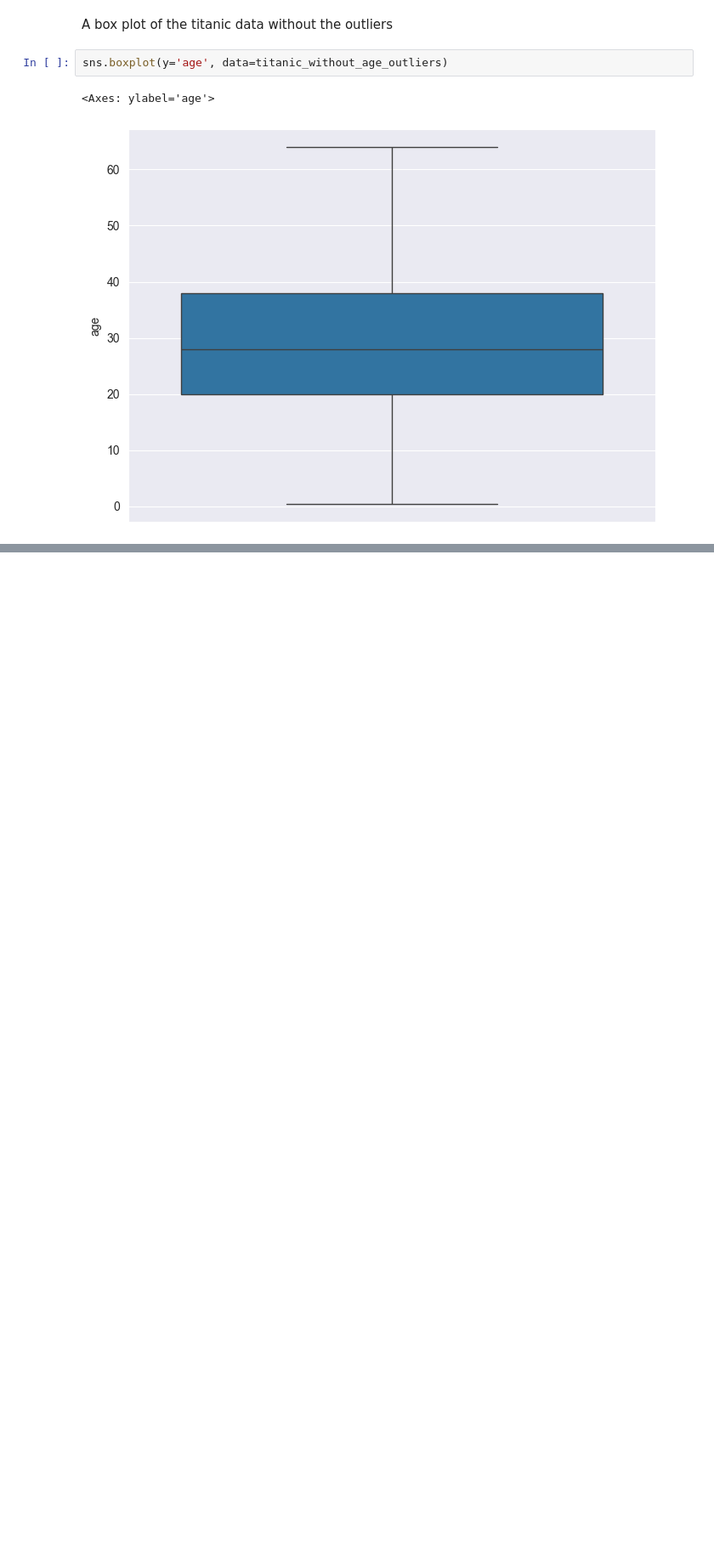
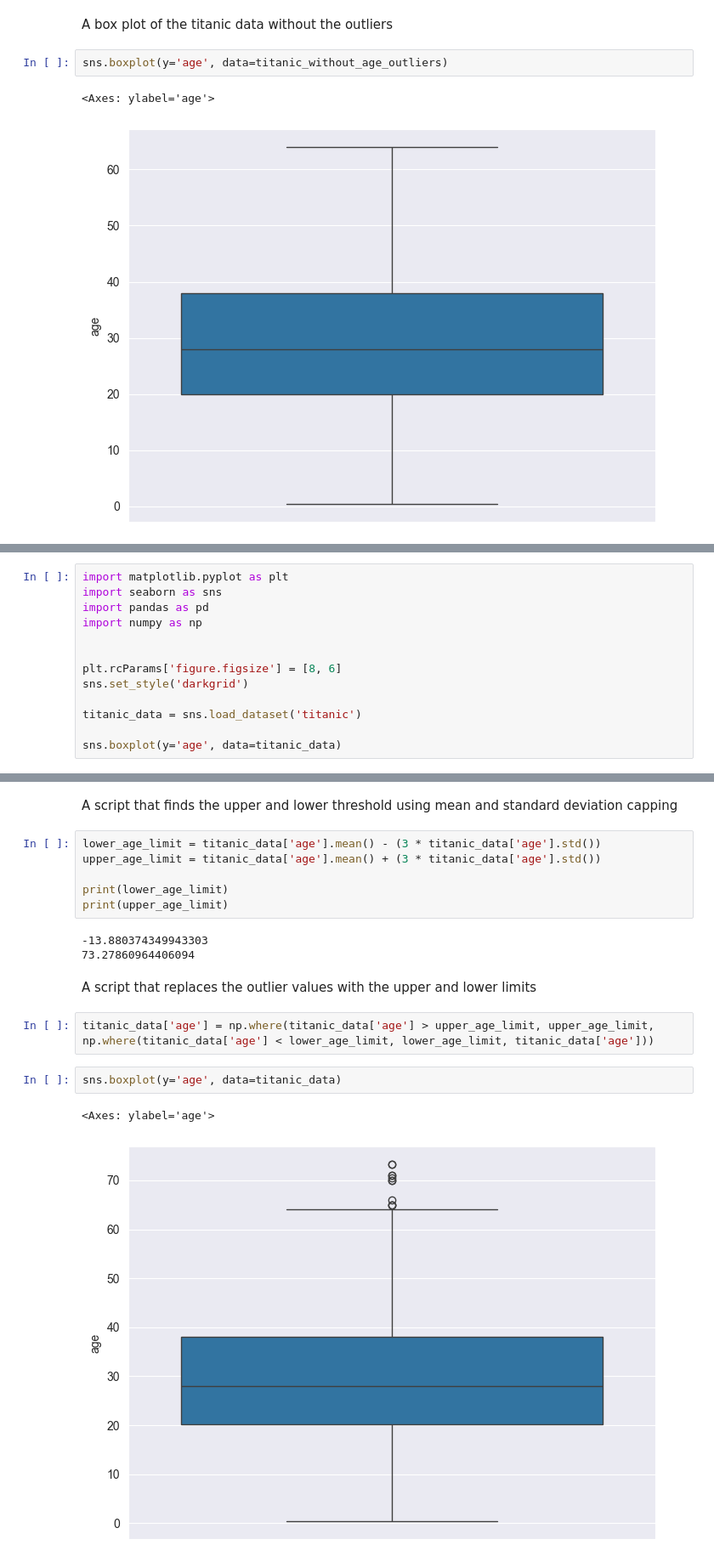
Before and after one commit to KennedyMungai/scikit-learn-intro, a Jupyter notebook: scikit_learn_intro.ipynb, the cells around one changed output, grey strips where cells are left out. Shown at 85% size. Saved outputs shown, nothing was run; the diff lists cells and outputs as text; blank space fills up the shorter version.

Commit message:
Implemented the logic for outlier capping using mean and std

```diff
--- a/scikit_learn_intro.ipynb
+++ b/scikit_learn_intro.ipynb
@@ -785,0 +788,13 @@ sns.boxplot(y='age', data=titanic_without_age_outliers)
+# %%
+import matplotlib.pyplot as plt
+import seaborn as sns
+import pandas as pd
+import numpy as np
+
+
+plt.rcParams['figure.figsize'] = [8, 6]
+sns.set_style('darkgrid')
+
+titanic_data = sns.load_dataset('titanic')
+
+sns.boxplot(y='age', data=titanic_data)
@@ -785,0 +804,20 @@ sns.boxplot(y='age', data=titanic_without_age_outliers)
+# %% [markdown]
+<p>A script that finds the upper and lower threshold using mean and standard deviation capping</p>
+# %%
+lower_age_limit = titanic_data['age'].mean() - (3 * titanic_data['age'].std())
+upper_age_limit = titanic_data['age'].mean() + (3 * titanic_data['age'].std())
+
+print(lower_age_limit)
+print(upper_age_limit)
+# %% [output]
+-13.880374349943303
+73.27860964406094
+# %% [markdown]
+<p>A script that replaces the outlier values with the upper and lower limits</p>
+# %%
+titanic_data['age'] = np.where(titanic_data['age'] > upper_age_limit, upper_age_limit, np.where(titanic_data['age'] < lower_age_limit, lower_age_limit, titanic_data['age']))
+# %%
+sns.boxplot(y='age', data=titanic_data)
+# %% [output]
+<Axes: ylabel='age'>
+[figure, added]
```
Also changed, not shown: parts of 2 cells of this notebook.
